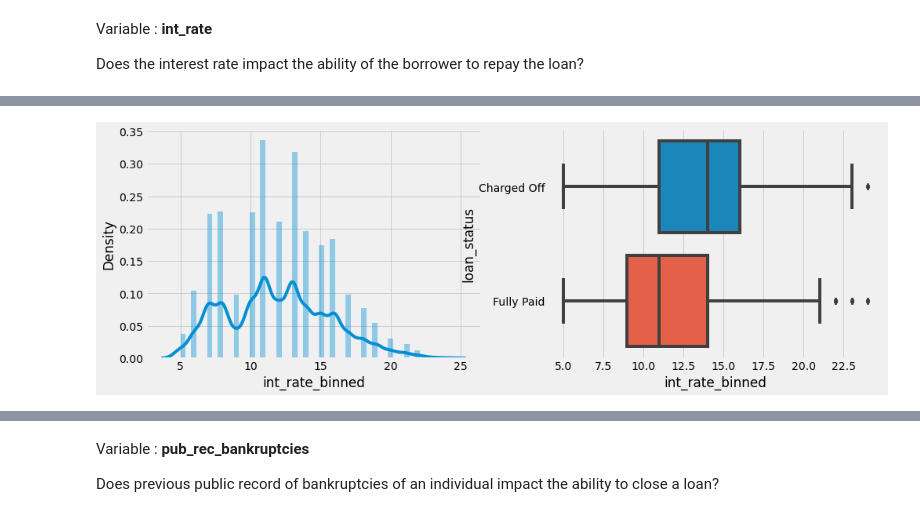
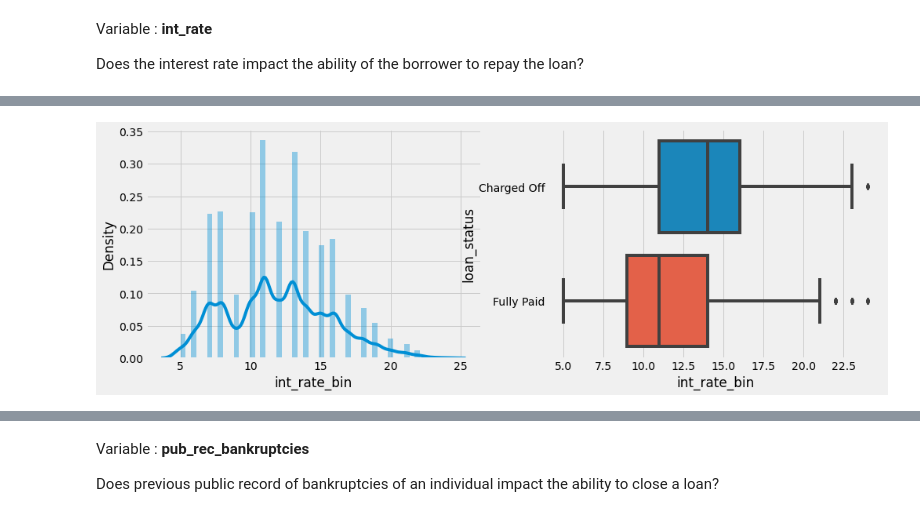
Before and after one commit to rramchan12/Lending-Club-EDA-CaseStudy, a Jupyter notebook: Lending_Club_EDA_Analysis.ipynb, the cells around one changed output, grey strips where cells are left out. Cells and saved outputs as stored; diff of their text form; code cells hidden in the pictures.

```diff
--- a/Lending_Club_EDA_Analysis.ipynb
+++ b/Lending_Club_EDA_Analysis.ipynb
@@ -701,5 +730,5 @@ max         24.400000
 Name: int_rate, dtype: float64
 # %%
 #we need to round off the rates and bin thm
-loan_analysis_df['int_rate_binned'] = round(loan_analysis_df['int_rate'],0)
-loan_analysis_df['int_rate_binned'].describe()
+loan_analysis_df['int_rate_bin'] = round(loan_analysis_df['int_rate'],0)
+cf['int_rate_bin'] = round(cf['int_rate'],0)
@@ -716,7 +735,7 @@ Name: int_rate_binned, dtype: float64
 # %%
-plotDistribution_against_Category(loan_analysis_df, 'int_rate_binned')
+plotDistribution_against_Category(loan_analysis_df, 'int_rate_bin')
 # %% [output]
-[figure, old version]
+[figure, new version]
 # %%
 loan_analysis_df.groupby('loan_status')['int_rate'].describe()
 # %% [output]
```
Also changed, not shown: parts of 81 cells of this notebook, 1 other file.
